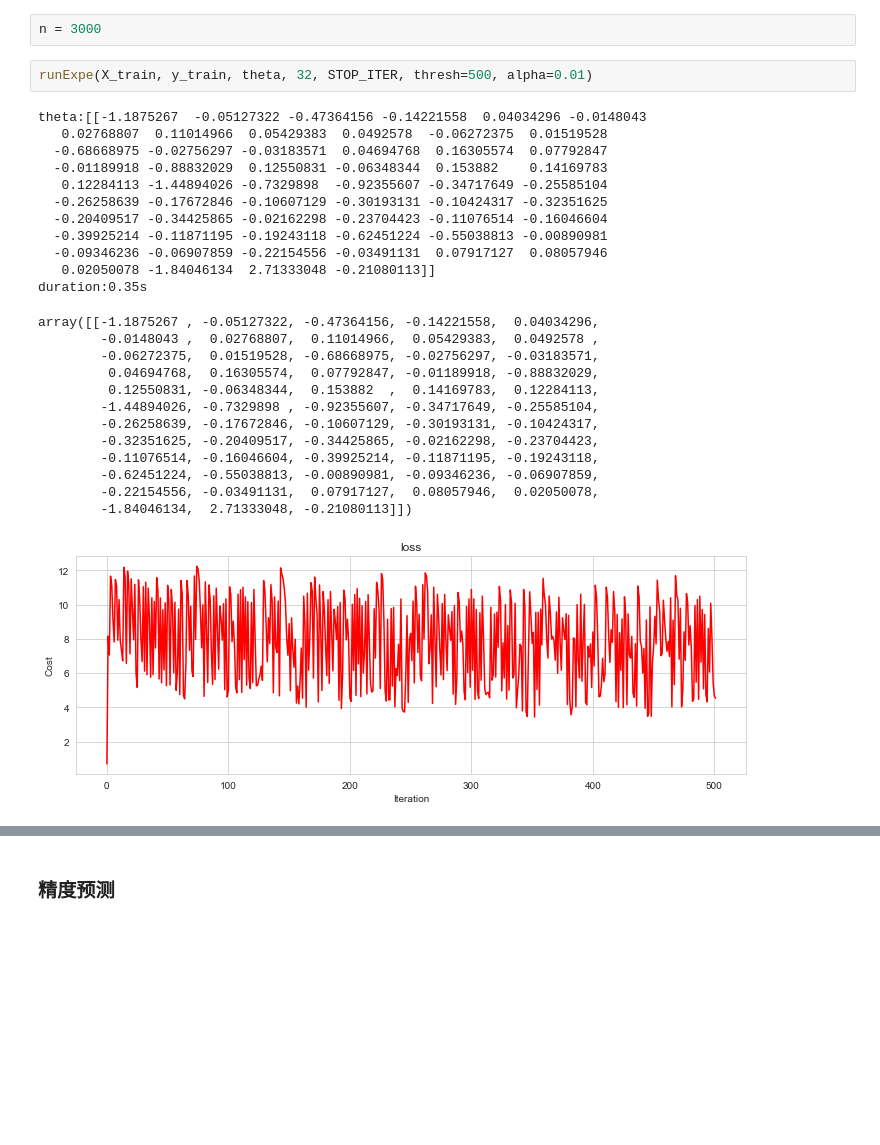
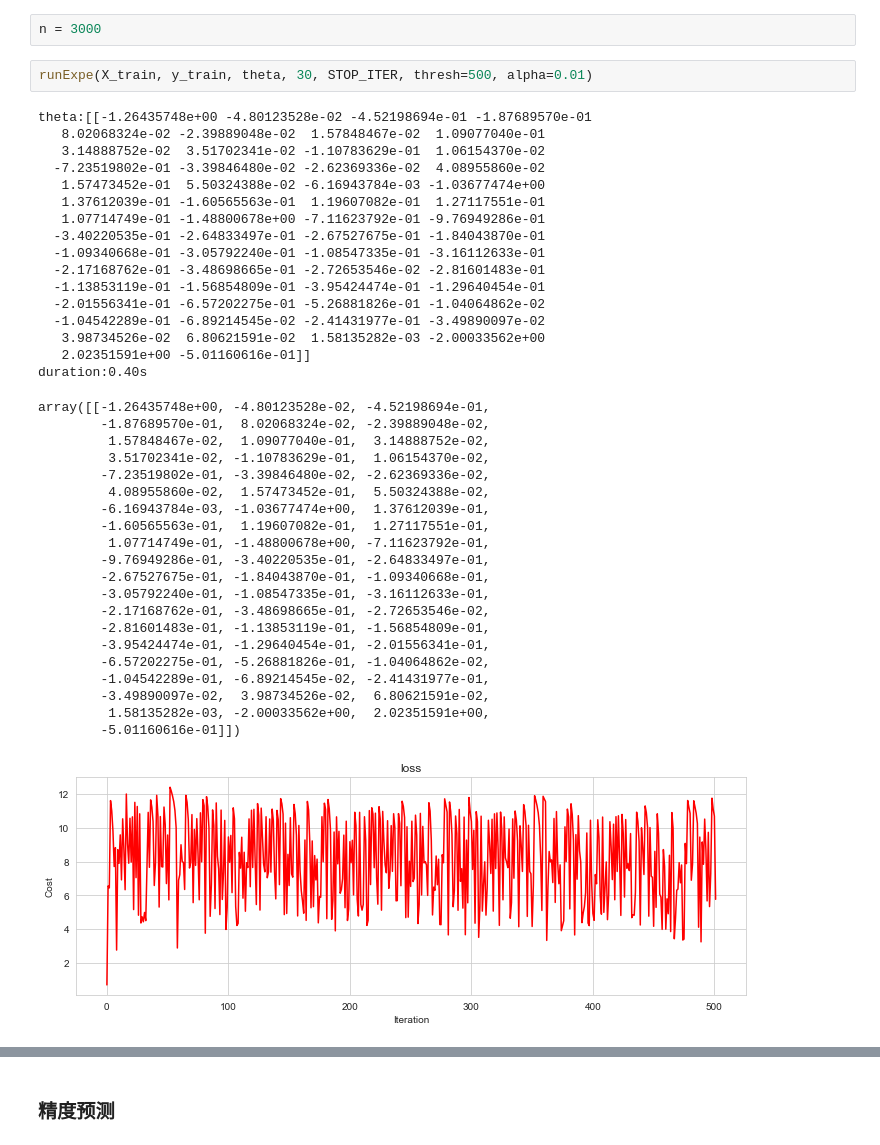
Before and after one commit to plxin/ML_homework, a Jupyter notebook: IncomePrediction/income_prediction.ipynb, the cells around one changed output, grey strips where cells are left out. Saved outputs shown, nothing was run; the diff lists cells and outputs as text; blank space fills up the shorter version.

```diff
--- a/IncomePrediction/income_prediction.ipynb
+++ b/IncomePrediction/income_prediction.ipynb
@@ -358,29 +355,42 @@ def runExpe(X, y, theta, batchSize, stopType, thresh, alpha):
 # %%
 n = 3000
 # %%
-runExpe(X_train, y_train, theta, 32, STOP_ITER, thresh=500, alpha=0.01)
+runExpe(X_train, y_train, theta, 30, STOP_ITER, thresh=500, alpha=0.01)
 # %% [output]
-theta:[[-1.1875267  -0.05127322 -0.47364156 -0.14221558  0.04034296 -0.0148043
-   0.02768807  0.11014966  0.05429383  0.0492578  -0.06272375  0.01519528
-  -0.68668975 -0.02756297 -0.03183571  0.04694768  0.16305574  0.07792847
-  -0.01189918 -0.88832029  0.12550831 -0.06348344  0.153882    0.14169783
-   0.12284113 -1.44894026 -0.7329898  -0.92355607 -0.34717649 -0.25585104
-  -0.26258639 -0.17672846 -0.10607129 -0.30193131 -0.10424317 -0.32351625
-  -0.20409517 -0.34425865 -0.02162298 -0.23704423 -0.11076514 -0.16046604
-  -0.39925214 -0.11871195 -0.19243118 -0.62451224 -0.55038813 -0.00890981
-  -0.09346236 -0.06907859 -0.22154556 -0.03491131  0.07917127  0.08057946
-   0.02050078 -1.84046134  2.71333048 -0.21080113]]
-duration:0.35s
+theta:[[-1.26435748e+00 -4.80123528e-02 -4.52198694e-01 -1.87689570e-01
+   8.02068324e-02 -2.39889048e-02  1.57848467e-02  1.09077040e-01
+   3.14888752e-02  3.51702341e-02 -1.10783629e-01  1.06154370e-02
+  -7.23519802e-01 -3.39846480e-02 -2.62369336e-02  4.08955860e-02
+   1.57473452e-01  5.50324388e-02 -6.16943784e-03 -1.03677474e+00
+   1.37612039e-01 -1.60565563e-01  1.19607082e-01  1.27117551e-01
+   1.07714749e-01 -1.48800678e+00 -7.11623792e-01 -9.76949286e-01
+  -3.40220535e-01 -2.64833497e-01 -2.67527675e-01 -1.84043870e-01
+  -1.09340668e-01 -3.05792240e-01 -1.08547335e-01 -3.16112633e-01
+  -2.17168762e-01 -3.48698665e-01 -2.72653546e-02 -2.81601483e-01
+  -1.13853119e-01 -1.56854809e-01 -3.95424474e-01 -1.29640454e-01
+  -2.01556341e-01 -6.57202275e-01 -5.26881826e-01 -1.04064862e-02
+  -1.04542289e-01 -6.89214545e-02 -2.41431977e-01 -3.49890097e-02
+   3.98734526e-02  6.80621591e-02  1.58135282e-03 -2.00033562e+00
+   2.02351591e+00 -5.01160616e-01]]
+duration:0.40s
-array([[-1.1875267 , -0.05127322, -0.47364156, -0.14221558,  0.04034296,
-        -0.0148043 ,  0.02768807,  0.11014966,  0.05429383,  0.0492578 ,
-        -0.06272375,  0.01519528, -0.68668975, -0.02756297, -0.03183571,
-         0.04694768,  0.16305574,  0.07792847, -0.01189918, -0.88832029,
-         0.12550831, -0.06348344,  0.153882  ,  0.14169783,  0.12284113,
-        -1.44894026, -0.7329898 , -0.92355607, -0.34717649, -0.25585104,
-        -0.26258639, -0.17672846, -0.10607129, -0.30193131, -0.10424317,
-        -0.32351625, -0.20409517, -0.34425865, -0.02162298, -0.23704423,
-        -0.11076514, -0.16046604, -0.39925214, -0.11871195, -0.19243118,
-        -0.62451224, -0.55038813, -0.00890981, -0.09346236, -0.06907859,
-        -0.22154556, -0.03491131,  0.07917127,  0.08057946,  0.02050078,
-        -1.84046134,  2.71333048, -0.21080113]])
+array([[-1.26435748e+00, -4.80123528e-02, -4.52198694e-01,
+        -1.87689570e-01,  8.02068324e-02, -2.39889048e-02,
+         1.57848467e-02,  1.09077040e-01,  3.14888752e-02,
+         3.51702341e-02, -1.10783629e-01,  1.06154370e-02,
+        -7.23519802e-01, -3.39846480e-02, -2.62369336e-02,
+         4.08955860e-02,  1.57473452e-01,  5.50324388e-02,
+        -6.16943784e-03, -1.03677474e+00,  1.37612039e-01,
+        -1.60565563e-01,  1.19607082e-01,  1.27117551e-01,
+         1.07714749e-01, -1.48800678e+00, -7.11623792e-01,
+        -9.76949286e-01, -3.40220535e-01, -2.64833497e-01,
+        -2.67527675e-01, -1.84043870e-01, -1.09340668e-01,
+        -3.05792240e-01, -1.08547335e-01, -3.16112633e-01,
+        -2.17168762e-01, -3.48698665e-01, -2.72653546e-02,
+        -2.81601483e-01, -1.13853119e-01, -1.56854809e-01,
+        -3.95424474e-01, -1.29640454e-01, -2.01556341e-01,
+        -6.57202275e-01, -5.26881826e-01, -1.04064862e-02,
+        -1.04542289e-01, -6.89214545e-02, -2.41431977e-01,
+        -3.49890097e-02,  3.98734526e-02,  6.80621591e-02,
+         1.58135282e-03, -2.00033562e+00,  2.02351591e+00,
+        -5.01160616e-01]])
-[figure, old version]
+[figure, new version]
```
Also changed, not shown: parts of 24 cells of this notebook, 52 other files.
